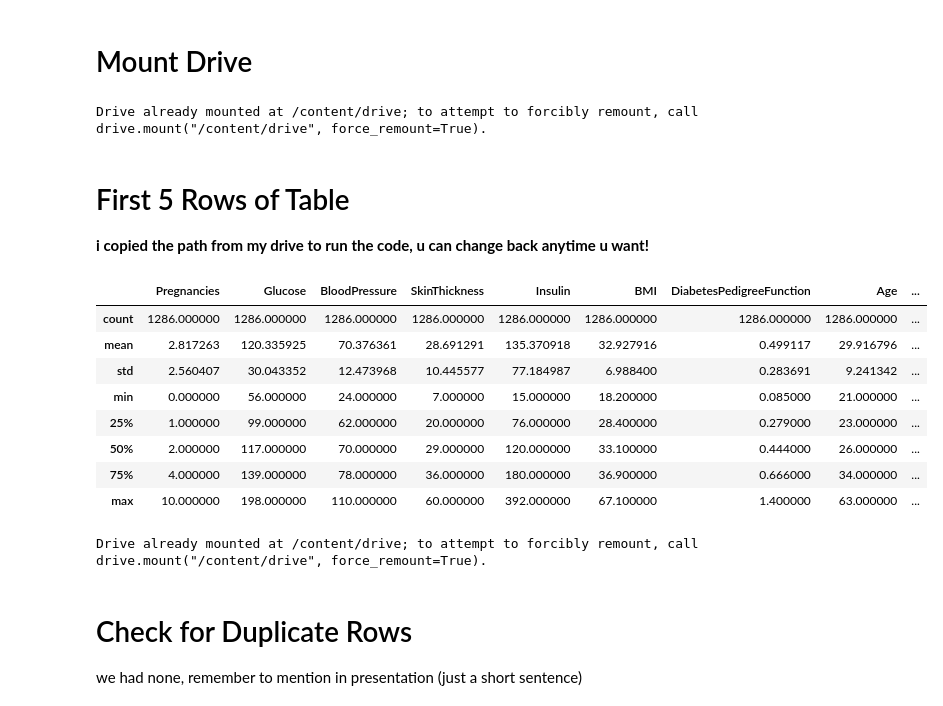
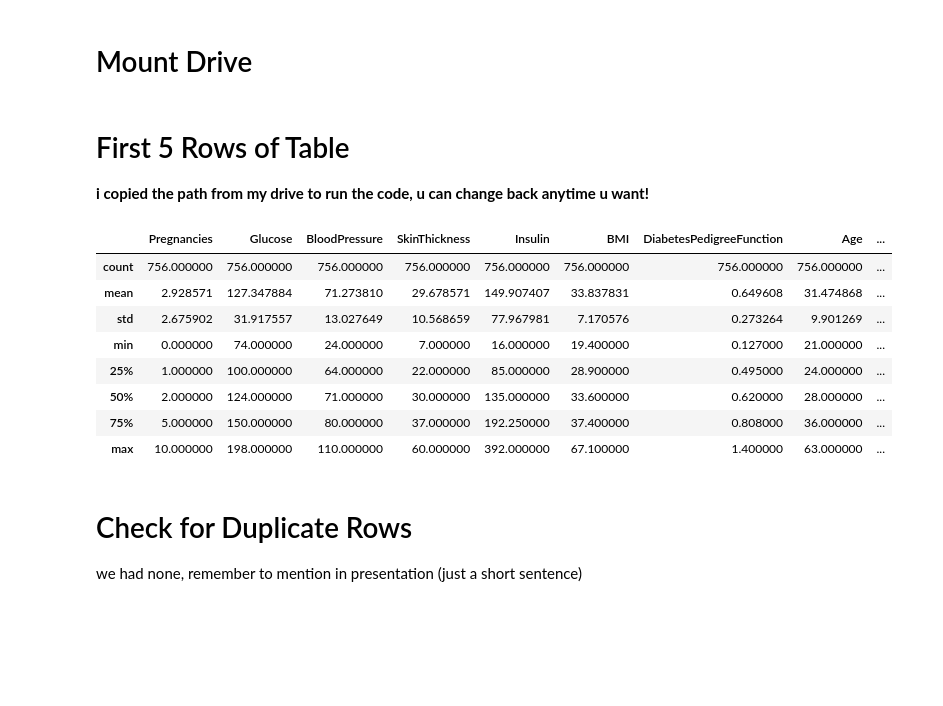
Before and after one commit to AureliaSindhu/HealthcareDiabetes, a Jupyter notebook: SummerDataProj.ipynb, the cells around one changed output. Saved outputs shown, nothing was run; the diff lists cells and outputs as text; code cells hidden in the pictures; blank space fills up the shorter version.

```diff
--- a/SummerDataProj.ipynb
+++ b/SummerDataProj.ipynb
@@ -18,35 +19,28 @@ from sklearn.tree import DecisionTreeRegressor
 <h1>Mount Drive</h1>
 # %%
 # mounting drive
-from google.colab import drive
-drive.mount('/content/drive')
+# from google.colab import drive
+# drive.mount('/content/drive')
-# %% [output]
-Drive already mounted at /content/drive; to attempt to forcibly remount, call drive.mount("/content/drive", force_remount=True).
 # %% [markdown]
 <h1>First 5 Rows of Table</h1>
 
 **i copied the path from my drive to run the code, u can change back anytime u want!**
 # %%
-# opening file
-df = pd.read_csv('/content/drive/MyDrive/CSUF_Summer Research 2024/LIA & BRIT/Healthcare-Diabetes4.csv')
+# opening file, need to use \\ since python sees one \ as escape char
+df = pd.read_csv("/Users/acaebowl/Downloads/Healthcare-Diabetes6.csv")
 # prints first 5 rows
 #df.head()
 df.describe()
 # %% [output]
 |  | Pregnancies | Glucose | BloodPressure | SkinThickness | Insulin | BMI | DiabetesPedigreeFunction | Age | ... |
-| count | 1286.000000 | 1286.000000 | 1286.000000 | 1286.000000 | 1286.000000 | 1286.000000 | 1286.000000 | 1286.000000 | ... |
-| mean | 2.817263 | 120.335925 | 70.376361 | 28.691291 | 135.370918 | 32.927916 | 0.499117 | 29.916796 | ... |
-| std | 2.560407 | 30.043352 | 12.473968 | 10.445577 | 77.184987 | 6.988400 | 0.283691 | 9.241342 | ... |
-| min | 0.000000 | 56.000000 | 24.000000 | 7.000000 | 15.000000 | 18.200000 | 0.085000 | 21.000000 | ... |
-| 25% | 1.000000 | 99.000000 | 62.000000 | 20.000000 | 76.000000 | 28.400000 | 0.279000 | 23.000000 | ... |
-| 50% | 2.000000 | 117.000000 | 70.000000 | 29.000000 | 120.000000 | 33.100000 | 0.444000 | 26.000000 | ... |
-| 75% | 4.000000 | 139.000000 | 78.000000 | 36.000000 | 180.000000 | 36.900000 | 0.666000 | 34.000000 | ... |
+| count | 756.000000 | 756.000000 | 756.000000 | 756.000000 | 756.000000 | 756.000000 | 756.000000 | 756.000000 | ... |
+| mean | 2.928571 | 127.347884 | 71.273810 | 29.678571 | 149.907407 | 33.837831 | 0.649608 | 31.474868 | ... |
+| std | 2.675902 | 31.917557 | 13.027649 | 10.568659 | 77.967981 | 7.170576 | 0.273264 | 9.901269 | ... |
+| min | 0.000000 | 74.000000 | 24.000000 | 7.000000 | 16.000000 | 19.400000 | 0.127000 | 21.000000 | ... |
+| 25% | 1.000000 | 100.000000 | 64.000000 | 22.000000 | 85.000000 | 28.900000 | 0.495000 | 24.000000 | ... |
+| 50% | 2.000000 | 124.000000 | 71.000000 | 30.000000 | 135.000000 | 33.600000 | 0.620000 | 28.000000 | ... |
+| 75% | 5.000000 | 150.000000 | 80.000000 | 37.000000 | 192.250000 | 37.400000 | 0.808000 | 36.000000 | ... |
 | max | 10.000000 | 198.000000 | 110.000000 | 60.000000 | 392.000000 | 67.100000 | 1.400000 | 63.000000 | ... |
-# %%
-from google.colab import drive
-drive.mount('/content/drive')
-# %% [output]
-Drive already mounted at /content/drive; to attempt to forcibly remount, call drive.mount("/content/drive", force_remount=True).
 # %% [markdown]
 <h1>Check for Duplicate Rows</h1>
 we had none, remember to mention in presentation (just a short sentence)
```
Also changed, not shown: parts of 11 cells of this notebook.
